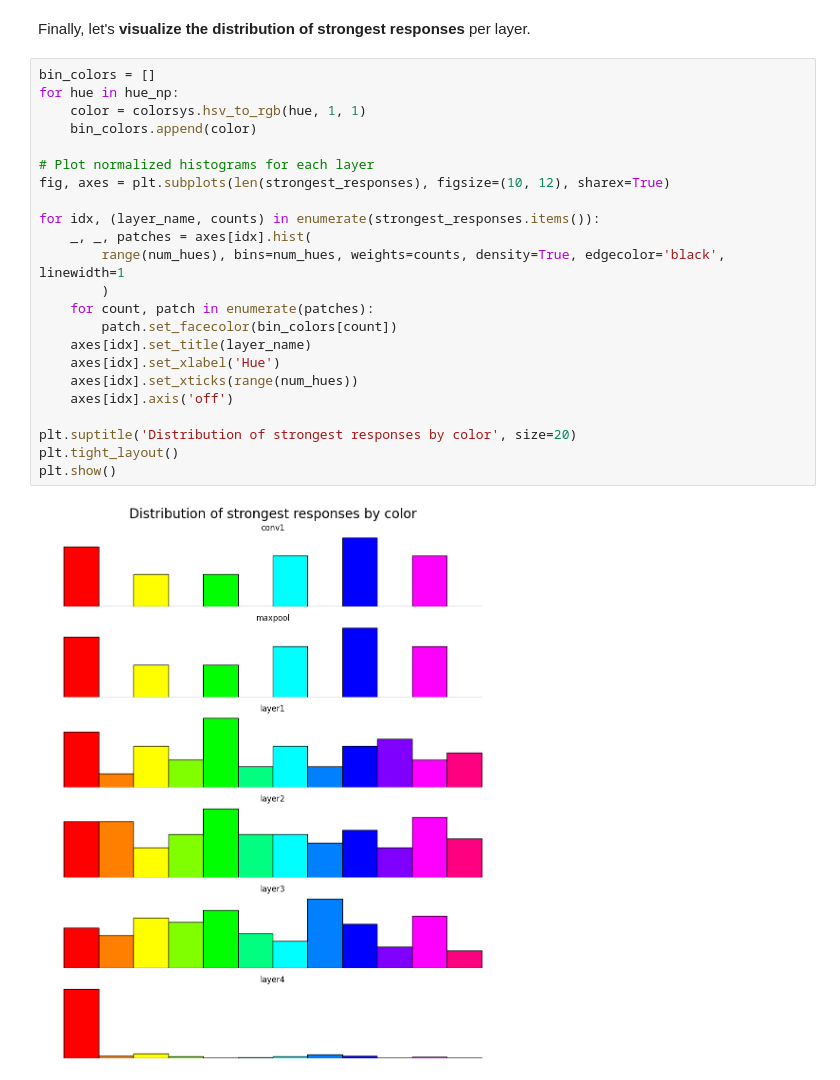
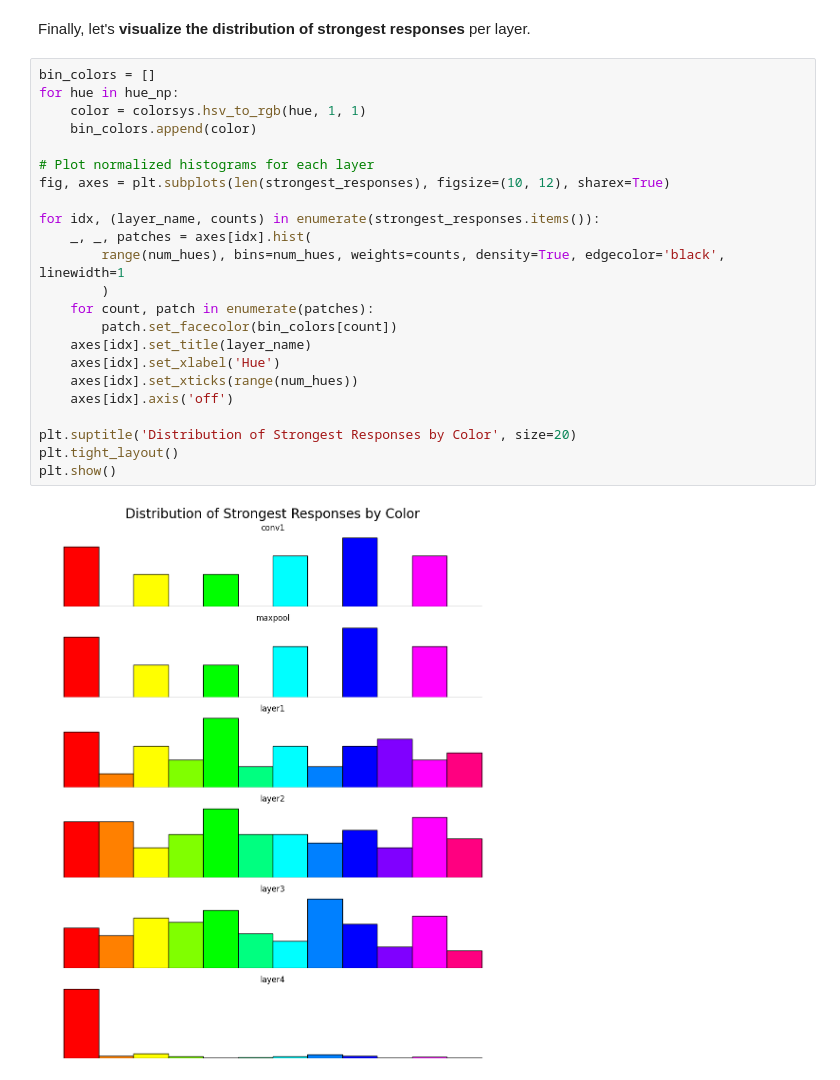
Before and after one commit to mrvnthss/deep-learning-with-dobble, a Jupyter notebook: interpretability-activations.ipynb, the cells around one changed output. Cells and saved outputs as stored; diff of their text form.

```diff
--- a/interpretability-activations.ipynb
+++ b/interpretability-activations.ipynb
@@ -500,25 +482,25 @@ Finally, let's **visualize the distribution of strongest responses** per layer.
 # %%
 bin_colors = []
 for hue in hue_np:
     color = colorsys.hsv_to_rgb(hue, 1, 1)
     bin_colors.append(color)
 
 # Plot normalized histograms for each layer
 fig, axes = plt.subplots(len(strongest_responses), figsize=(10, 12), sharex=True)
 
 for idx, (layer_name, counts) in enumerate(strongest_responses.items()):
     _, _, patches = axes[idx].hist(
         range(num_hues), bins=num_hues, weights=counts, density=True, edgecolor='black', linewidth=1
         )
     for count, patch in enumerate(patches):
         patch.set_facecolor(bin_colors[count])
     axes[idx].set_title(layer_name)
     axes[idx].set_xlabel('Hue')
     axes[idx].set_xticks(range(num_hues))
     axes[idx].axis('off')
 
-plt.suptitle('Distribution of strongest responses by color', size=20)
+plt.suptitle('Distribution of Strongest Responses by Color', size=20)
 plt.tight_layout()
 plt.show()
 # %% [output]
-[figure, old version]
+[figure, new version]
```
Also changed, not shown: parts of 26 cells of this notebook.
